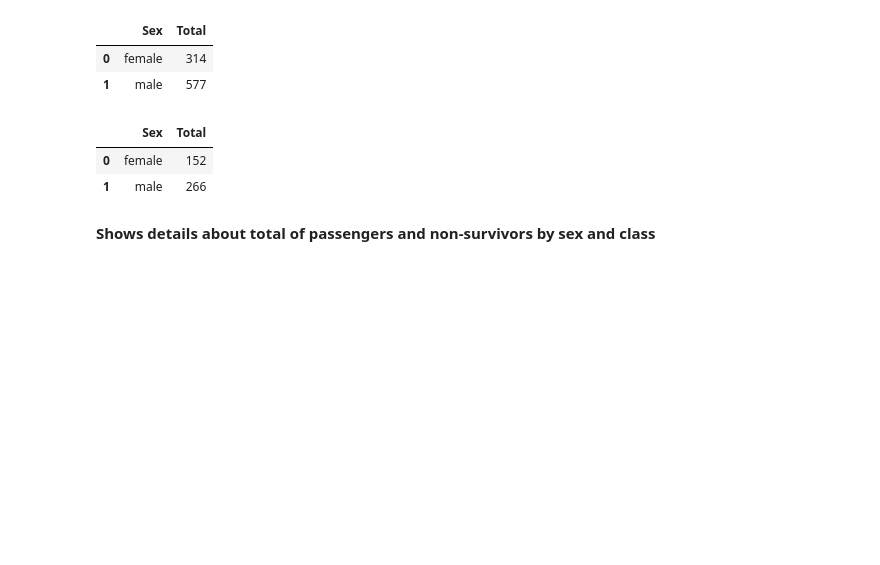
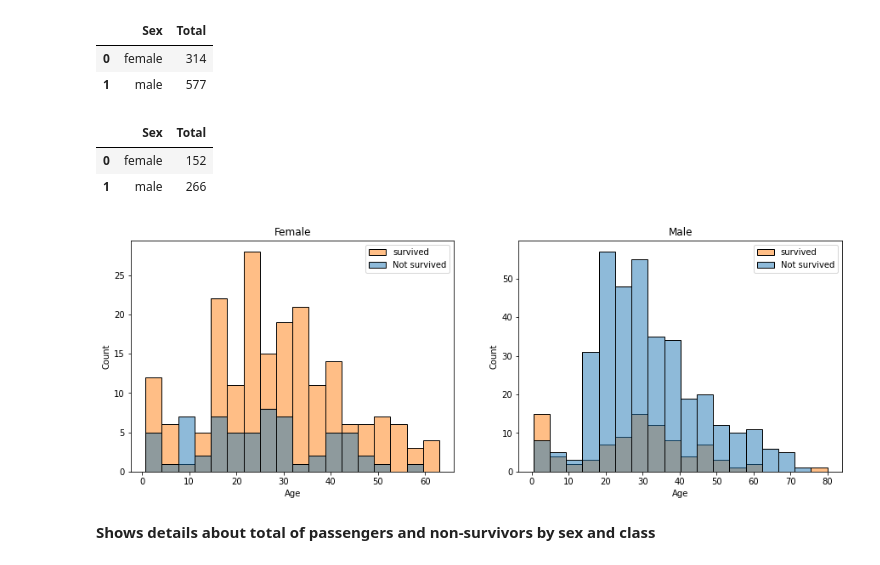
Before and after one commit to faustofcjr/artificial-intelligence, a Jupyter notebook: kaggle/titanic/base.ipynb, the cells around one changed output. Drawn from its saved outputs; the diff is of its cells as text; code cells hidden in the pictures; blank space fills up the shorter version.

```diff
--- a/kaggle/titanic/base.ipynb
+++ b/kaggle/titanic/base.ipynb
@@ -195,6 +186,21 @@ df_test.groupby(["Sex"]).size().reset_index(name='Total')
 |  | Sex | Total |
 | 0 | female | 152 |
 | 1 | male | 266 |
+# %%
+fig, axes = plt.subplots(nrows=1, ncols=2, figsize=(15, 5))
+
+females = df_train[df_train["Sex"] == "female"]
+males = df_train[df_train["Sex"] == "male"]
+
+ax = sns.histplot(data=females, x="Age", hue="Survived", bins=20, ax=axes[0])
+ax.legend(loc='upper right', labels=["survived", "Not survived"])
+ax.set_title("Female")
+
+ax = sns.histplot(data=males, x="Age", hue="Survived", bins=20, ax=axes[1])
+ax.legend(loc='upper right', labels=["survived", "Not survived"])
+_ = ax.set_title("Male")
+# %% [output]
+[figure, added]
 # %% [markdown]
 __Shows details about total of passengers and non-survivors by sex and class__
 # %%
```
Also changed, not shown: parts of 7 cells of this notebook.
